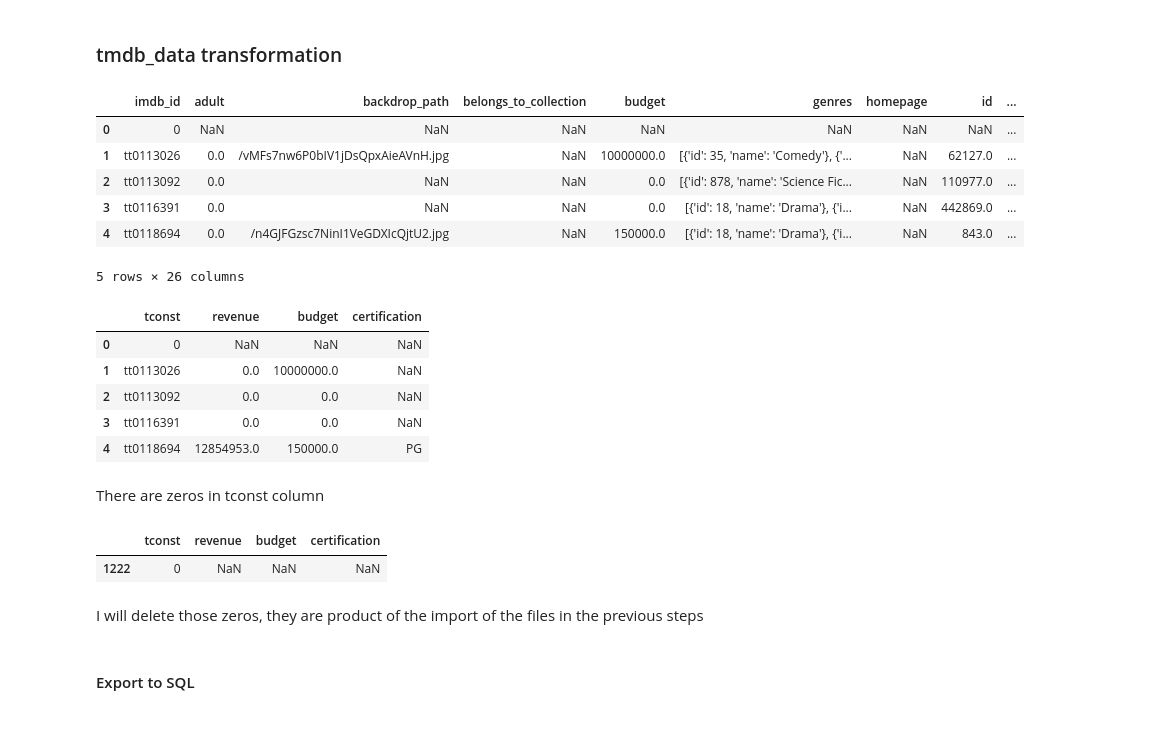
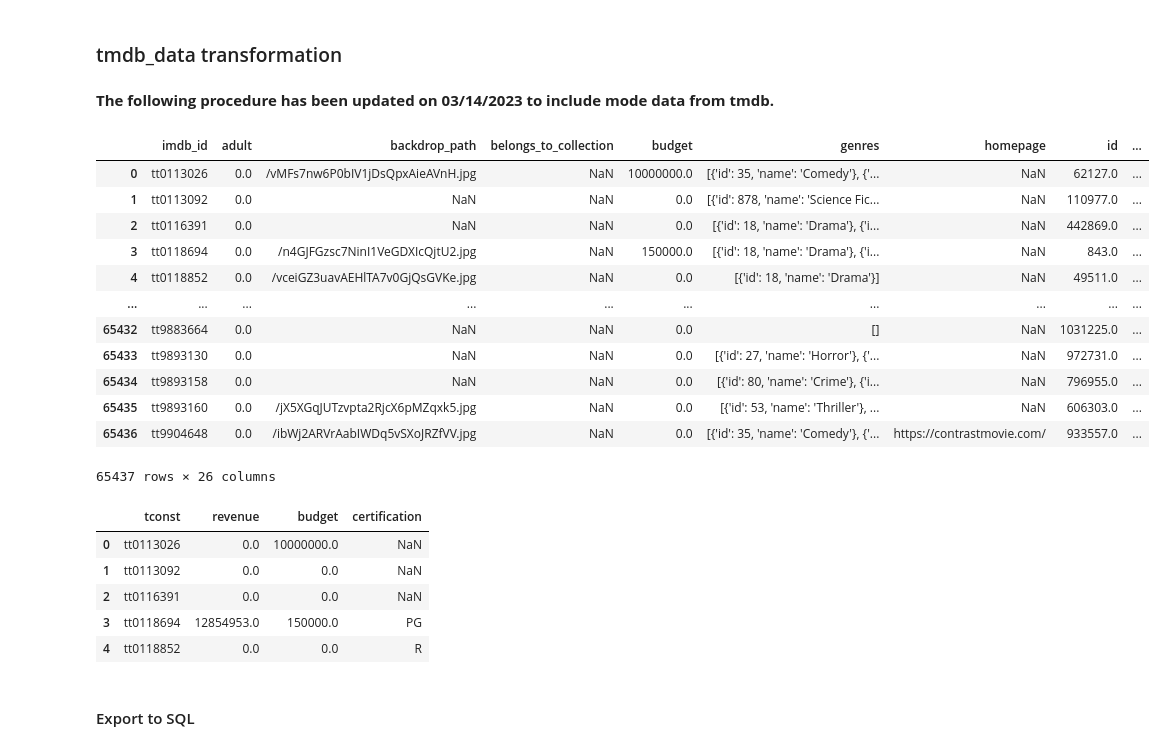
Before and after one commit to diazid/Movies-Database, a Jupyter notebook: Movies Database_4_Transformations.ipynb, the cells around one changed output. Saved outputs shown, nothing was run; the diff lists cells and outputs as text; code cells hidden in the pictures.

```diff
--- a/Movies Database_4_Transformations.ipynb
+++ b/Movies Database_4_Transformations.ipynb
@@ -413,34 +427,35 @@ pd.read_sql(q, engine)
 | 4 | tt0000007 | 5.4 | 812 |
 # %% [markdown]
 ### tmdb_data transformation
+# %% [markdown]
+**The following procedure has been updated on 03/14/2023 to include mode data from tmdb.**
 # %%
-tmdb_data = pd.read_csv(filepath_or_buffer='data/tmdb_results_combined.csv.gz')
-tmdb_data.head()
+tmdb_data = pd.read_csv(filepath_or_buffer='data/full_data/tmdb_results_combined.csv.gz')
+tmdb_data
 # %% [output]
 |  | imdb_id | adult | backdrop_path | belongs_to_collection | budget | genres | homepage | id | ... |
-| 0 | 0 | NaN | NaN | NaN | NaN | NaN | NaN | NaN | ... |
-| 1 | tt0113026 | 0.0 | /vMFs7nw6P0bIV1jDsQpxAieAVnH.jpg | NaN | 10000000.0 | [{'id': 35, 'name': 'Comedy'}, {'... | NaN | 62127.0 | ... |
-| 2 | tt0113092 | 0.0 | NaN | NaN | 0.0 | [{'id': 878, 'name': 'Science Fic... | NaN | 110977.0 | ... |
-| 3 | tt0116391 | 0.0 | NaN | NaN | 0.0 | [{'id': 18, 'name': 'Drama'}, {'i... | NaN | 442869.0 | ... |
-| 4 | tt0118694 | 0.0 | /n4GJFGzsc7NinI1VeGDXIcQjtU2.jpg | NaN | 150000.0 | [{'id': 18, 'name': 'Drama'}, {'i... | NaN | 843.0 | ... |
+| 0 | tt0113026 | 0.0 | /vMFs7nw6P0bIV1jDsQpxAieAVnH.jpg | NaN | 10000000.0 | [{'id': 35, 'name': 'Comedy'}, {'... | NaN | 62127.0 | ... |
+| 1 | tt0113092 | 0.0 | NaN | NaN | 0.0 | [{'id': 878, 'name': 'Science Fic... | NaN | 110977.0 | ... |
+| 2 | tt0116391 | 0.0 | NaN | NaN | 0.0 | [{'id': 18, 'name': 'Drama'}, {'i... | NaN | 442869.0 | ... |
+| 3 | tt0118694 | 0.0 | /n4GJFGzsc7NinI1VeGDXIcQjtU2.jpg | NaN | 150000.0 | [{'id': 18, 'name': 'Drama'}, {'i... | NaN | 843.0 | ... |
+| 4 | tt0118852 | 0.0 | /vceiGZ3uavAEHlTA7v0GjQsGVKe.jpg | NaN | 0.0 | [{'id': 18, 'name': 'Drama'}] | NaN | 49511.0 | ... |
+| ... | ... | ... | ... | ... | ... | ... | ... | ... | ... |
+| 65432 | tt9883664 | 0.0 | NaN | NaN | 0.0 | [] | NaN | 1031225.0 | ... |
+| 65433 | tt9893130 | 0.0 | NaN | NaN | 0.0 | [{'id': 27, 'name': 'Horror'}, {'... | NaN | 972731.0 | ... |
+| 65434 | tt9893158 | 0.0 | NaN | NaN | 0.0 | [{'id': 80, 'name': 'Crime'}, {'i... | NaN | 796955.0 | ... |
+| 65435 | tt9893160 | 0.0 | /jX5XGqJUTzvpta2RjcX6pMZqxk5.jpg | NaN | 0.0 | [{'id': 53, 'name': 'Thriller'}, ... | NaN | 606303.0 | ... |
+| 65436 | tt9904648 | 0.0 | /ibWj2ARVrAabIWDq5vSXoJRZfVV.jpg | NaN | 0.0 | [{'id': 35, 'name': 'Comedy'}, {'... | https://contrastmovie.com/ | 933557.0 | ... |
-5 rows × 26 columns
+65437 rows × 26 columns
 # %%
+## sub-setting dataframe
 tmdb_data = tmdb_data[['imdb_id', 'revenue', 'budget', 'certification']]
+## changing name to imdb to tconst
 tmdb_data.columns = ['tconst', 'revenue', 'budget', 'certification']
 tmdb_data.head()
 # %% [output]
 |  | tconst | revenue | budget | certification |
-| 0 | 0 | NaN | NaN | NaN |
-| 1 | tt0113026 | 0.0 | 10000000.0 | NaN |
-| 2 | tt0113092 | 0.0 | 0.0 | NaN |
-| 3 | tt0116391 | 0.0 | 0.0 | NaN |
-| 4 | tt0118694 | 12854953.0 | 150000.0 | PG |
+| 0 | tt0113026 | 0.0 | 10000000.0 | NaN |
+| 1 | tt0113092 | 0.0 | 0.0 | NaN |
+| 2 | tt0116391 | 0.0 | 0.0 | NaN |
+| 3 | tt0118694 | 12854953.0 | 150000.0 | PG |
+| 4 | tt0118852 | 0.0 | 0.0 | R |
-# %% [markdown]
-There are zeros in tconst column
-# %%
-tmdb_data[tmdb_data.duplicated()]
-# %% [output]
-|  | tconst | revenue | budget | certification |
-| 1222 | 0 | NaN | NaN | NaN |
-# %% [markdown]
-I will delete those zeros, they are product of the import of the files in the previous steps
```
Also changed, not shown: parts of 6 cells of this notebook, 1 other file.
